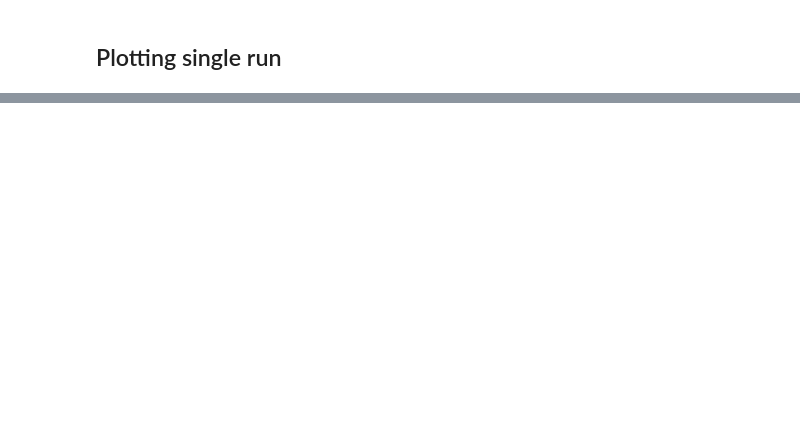
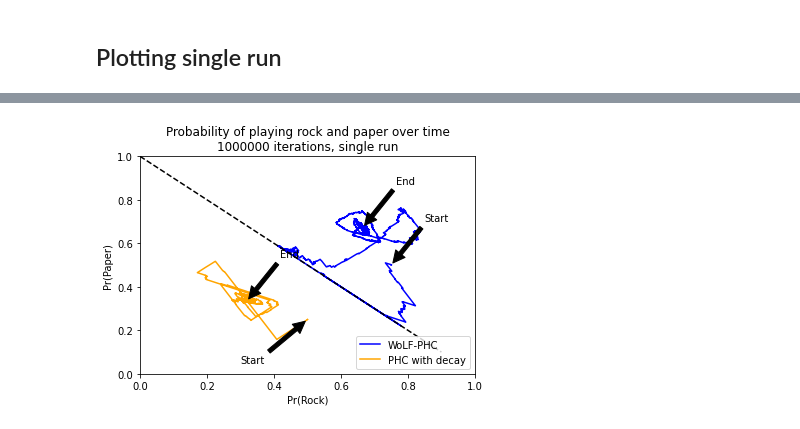
Before and after one commit to wulfdewolf/CGTproject, a Jupyter notebook: code/rock_paper_scissors_game.ipynb, the cells around one changed output, grey strips where cells are left out. Saved outputs shown, nothing was run; the diff lists cells and outputs as text; code cells hidden in the pictures; blank space fills up the shorter version.

Commit message:
rock paper scissors game

```diff
--- a/code/rock_paper_scissors_game.ipynb
+++ b/code/rock_paper_scissors_game.ipynb
@@ -1011,0 +897,64 @@ plt.show()
+# %%
+# get the results
+results = [["WoLF-PHC", get_var_from_file("RPS/phc_wolf_result_wolf")],
+           ["PHC with decay", get_var_from_file("RPS/phc_wolf_result_phc")]]
+
+colors = ["blue",
+         "orange"]
+
+
+# --------------------------------------------------------------------------
+color_idx = 0
+for result in results:
+    # average results over trials
+    result_data = result[1][0]
+    if result[0] == "WoLF-PHC": # transform to upperright
+        result_data_rock = [1 - data[0] for data in result_data]
+        result_data_paper = [1 - data[1] for data in result_data]
+    else:
+        result_data_rock = [data[0] for data in result_data]
+        result_data_paper = [data[1] for data in result_data]
+
+
+
+
+    #determine iterations
+    iterations = len(result_data)
+
+    # plot
+    #x = np.arange(0, iterations, 1)
+    #y = result_data_rock
+    x = result_data_rock
+    y = result_data_paper
+    plt.plot(x, y,
+             "-",
+             label=result[0],
+             color=colors[color_idx])
+
+    color_idx += 1
+
+    #show start and end
+    if result[0] == "WoLF-PHC": # transform to upperright
+        plt.annotate('Start', xy=(x[0],y[0]), xytext=(x[0]+0.1,y[0]+0.2), arrowprops=dict(facecolor='black', shrink=0.05))
+        plt.annotate('End', xy=(x[-1],y[-1]), xytext=(x[-1]+0.1,y[-1]+0.2), arrowprops=dict(facecolor='black', shrink=0.05))
+    else:
+        plt.annotate('Start', xy=(x[0],y[0]), xytext=(x[0]-0.2,y[0]-0.2), arrowprops=dict(facecolor='black', shrink=0.05))
+        plt.annotate('End', xy=(x[-1],y[-1]), xytext=(x[-1]+0.1,y[-1]+0.2), arrowprops=dict(facecolor='black', shrink=0.05))
+
+
+# show diagonal
+plt.plot(np.arange(0, 1, 1/10), np.arange(1, 0, -1/10), "--", color="black")
+
+plt.legend(loc="lower right")
+
+plt.ylim(0, 1)
+plt.xlim(0, 1)
+
+plt.xlabel('Pr(Rock)')
+plt.ylabel('Pr(Paper)')
+plt.title('Probability of playing rock and paper over time\n' + str(iterations) + " iterations, single run")
+
+plt.savefig("graphs/RPS/rps_PHC_WoLF_single.png", dpi=300, bbox_inches='tight')
+plt.show()
+# %% [output]
+[figure, added]
```
Also changed, not shown: parts of 9 cells of this notebook, 6 other files.
